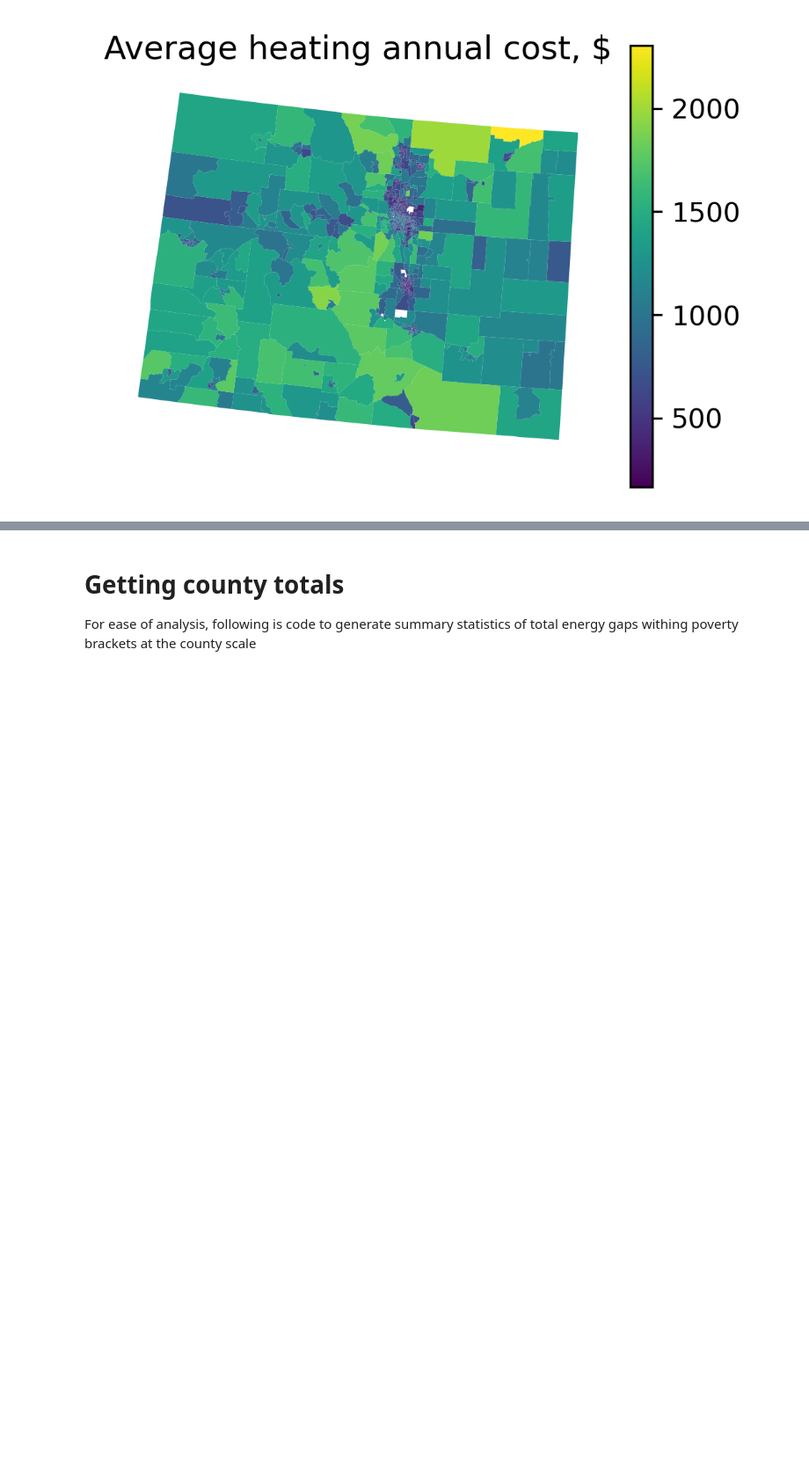
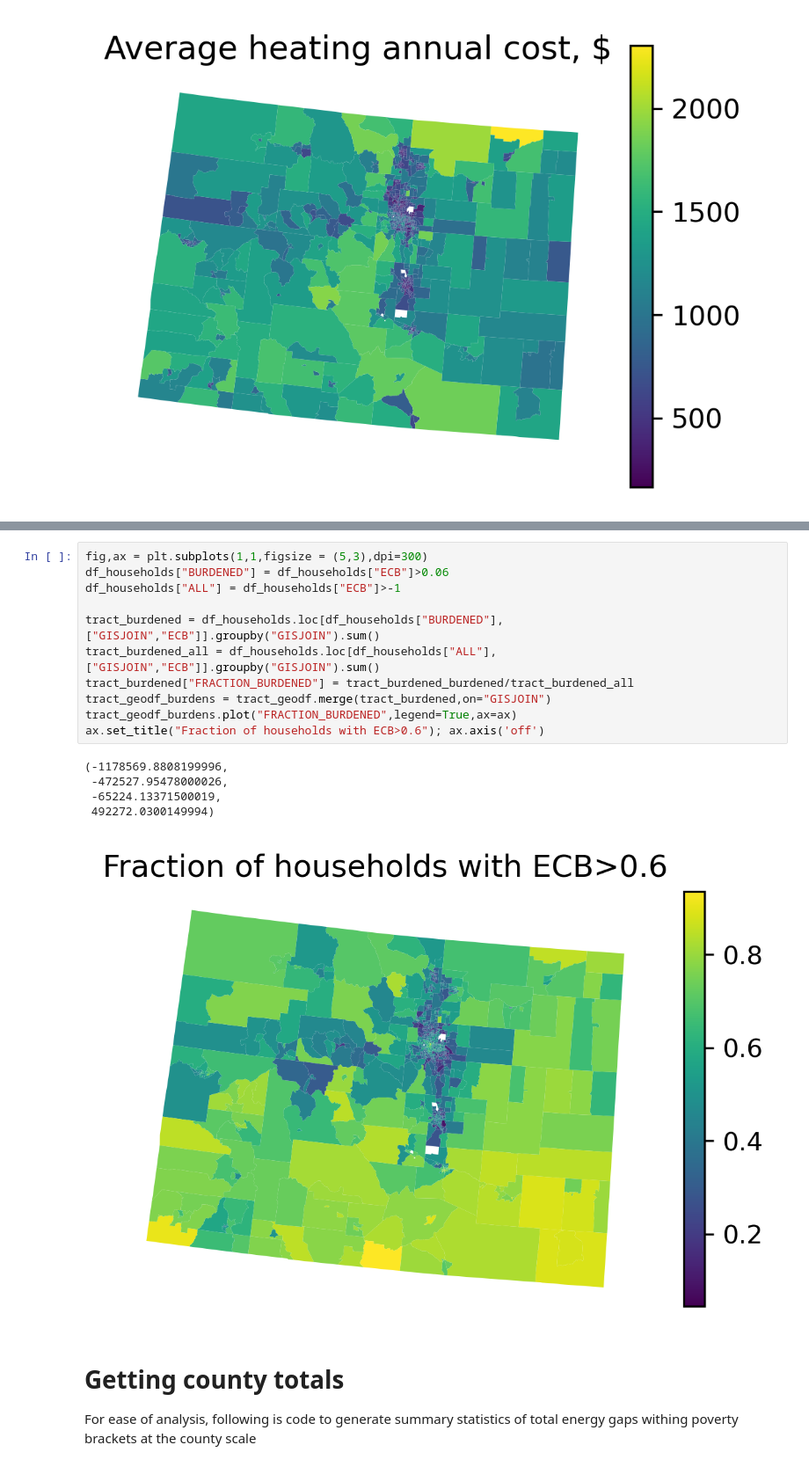
Before and after one commit to PSEHE/CO_energy_household_simulation, a Jupyter notebook: sample_household_plots.ipynb, the cells around one changed output, grey strips where cells are left out. Shown at 88% size. Saved outputs shown, nothing was run; the diff lists cells and outputs as text; blank space fills up the shorter version.

Commit message:
Update sample_household_plots.ipynb
Added in more plots and description of the dataset

```diff
--- a/sample_household_plots.ipynb
+++ b/sample_household_plots.ipynb
@@ -130,3 +168,20 @@ ax.set_title("Average heating annual cost, $"); ax.axis('off')
+# %%
+fig,ax = plt.subplots(1,1,figsize = (5,3),dpi=300)
+df_households["BURDENED"] = df_households["ECB"]>0.06
+df_households["ALL"] = df_households["ECB"]>-1
+
+tract_burdened = df_households.loc[df_households["BURDENED"],["GISJOIN","ECB"]].groupby("GISJOIN").sum()
+tract_burdened_all = df_households.loc[df_households["ALL"],["GISJOIN","ECB"]].groupby("GISJOIN").sum()
+tract_burdened["FRACTION_BURDENED"] = tract_burdened_burdened/tract_burdened_all
+tract_geodf_burdens = tract_geodf.merge(tract_burdened,on="GISJOIN")
+tract_geodf_burdens.plot("FRACTION_BURDENED",legend=True,ax=ax)
+ax.set_title("Fraction of households with ECB>0.6"); ax.axis('off')
+# %% [output]
+(-1178569.8808199996,
+ -472527.95478000026,
+ -65224.13371500019,
+ 492272.0300149994)
+[figure, added]
 # %% [markdown]
 # Getting county totals
 For ease of analysis, following is code to generate summary statistics of total energy gaps withing poverty brackets at the county scale
```
Also changed, not shown: parts of 3 cells of this notebook.
